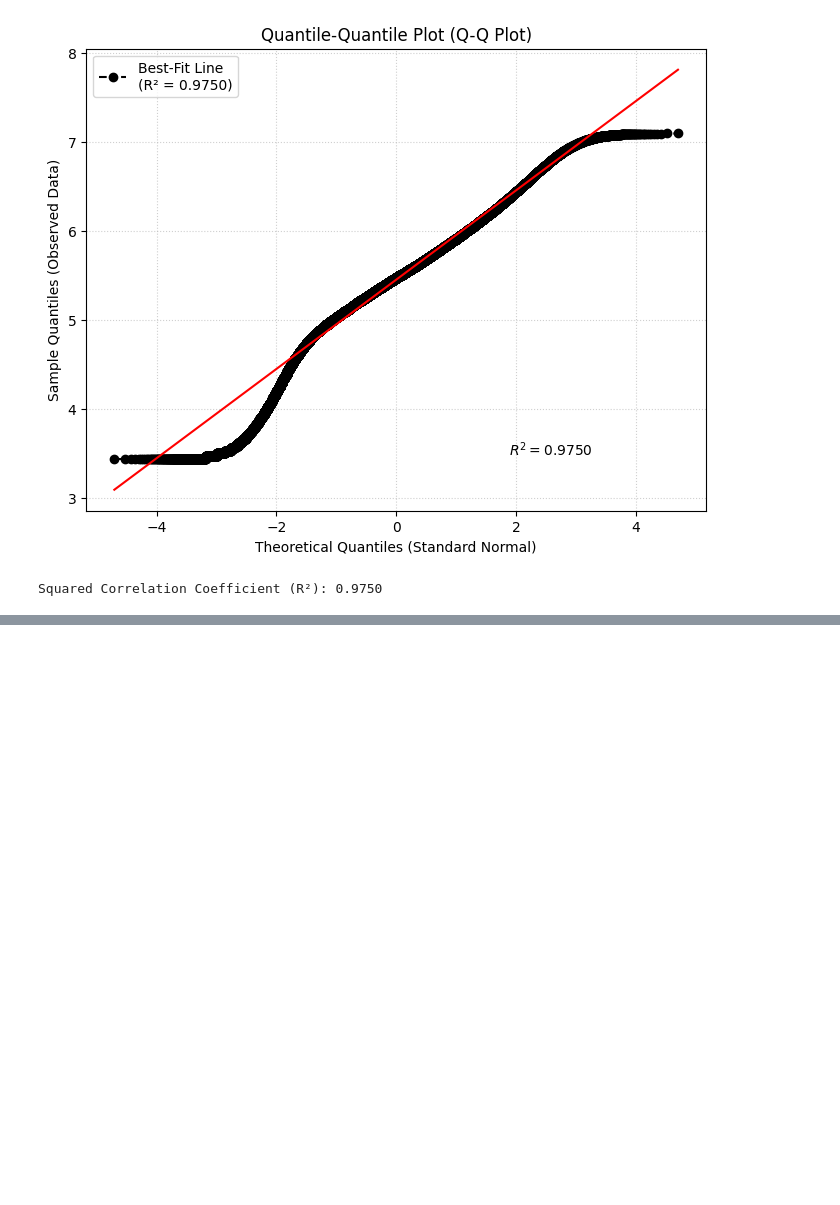
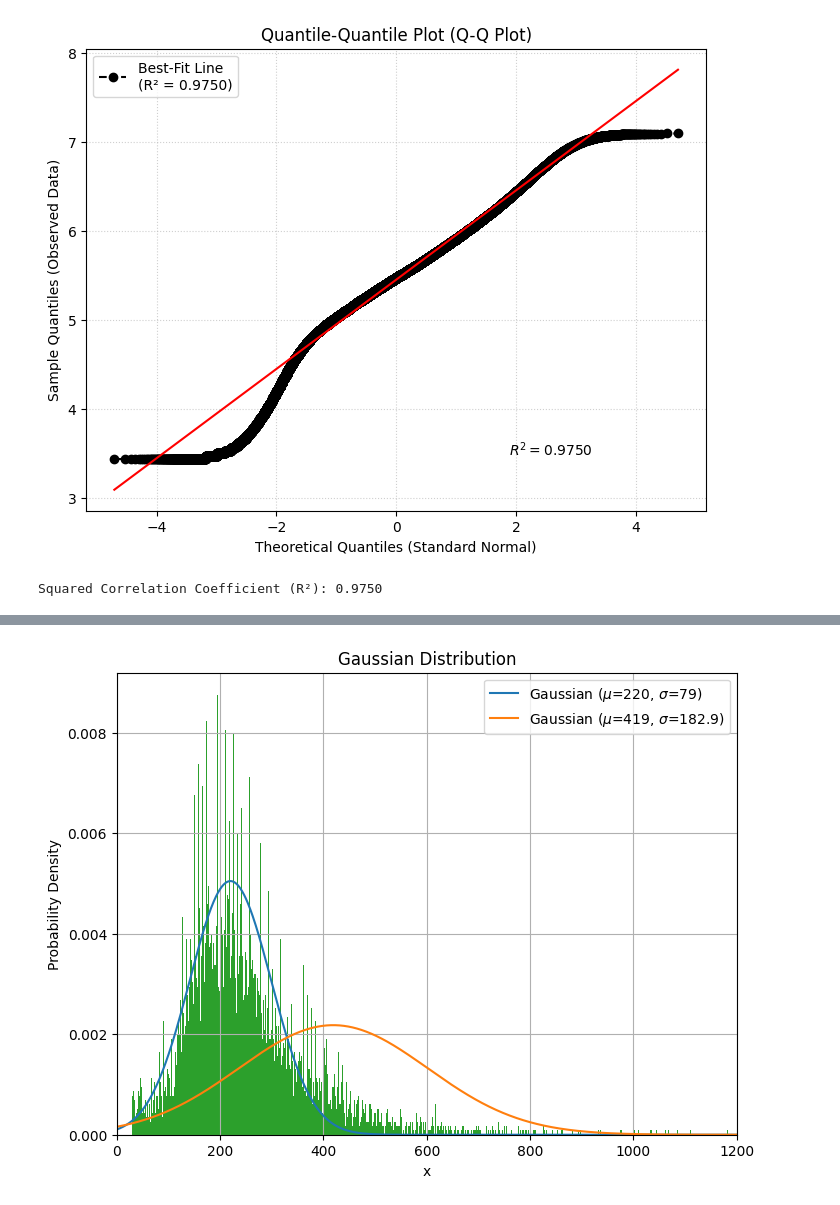
Before and after one commit to Leo00010011/From-Noisy-Eye-Tracking-To-Scanpath, a Jupyter notebook: src/notebooks/normalize_duration.ipynb, the cells around one changed output, grey strips where cells are left out. Drawn from its saved outputs; the diff is of its cells as text; code cells hidden in the pictures; blank space fills up the shorter version.

```diff
--- a/src/notebooks/normalize_duration.ipynb
+++ b/src/notebooks/normalize_duration.ipynb
@@ -243,0 +339,32 @@ print(np.exp(5.4481))
+# %%
+import numpy as np
+import matplotlib.pyplot as plt
+
+# Example: plot a Gaussian curve
+def gen_gaussian(mu, sigma, x = None):
+    if x is None:
+        x = np.linspace(0,1200, 1000)
+    y = (1/(np.sqrt(2 * np.pi) * sigma)) * np.exp(-0.5 * ((x - mu)/sigma)**2)
+    return x, y
+
+mu1 = 220
+sigma1 = 79
+mu2 = 419
+sigma2 = 182.9
+x1,y1 = gen_gaussian(mu1,sigma1)
+x2,y2 = gen_gaussian(mu2, sigma2)
+x = np.linspace(0,1200, 1000)
+
+plt.figure(figsize=(8, 6))
+plt.plot(x1, y1, label=f'Gaussian ($\mu$={mu1}, $\sigma$={sigma1})')
+plt.plot(x2, y2, label=f'Gaussian ($\mu$={mu2}, $\sigma$={sigma2})')
+plt.hist(durations[:10000],1000, density = True)
+plt.xlim(0,1200)
+plt.title('Gaussian Distribution')
+plt.xlabel('x')
+plt.ylabel('Probability Density')
+plt.legend()
+plt.grid(True)
+plt.show()
+# %% [output]
+[figure, added]
```
Also changed, not shown: parts of 12 cells of this notebook, 2 other files.
